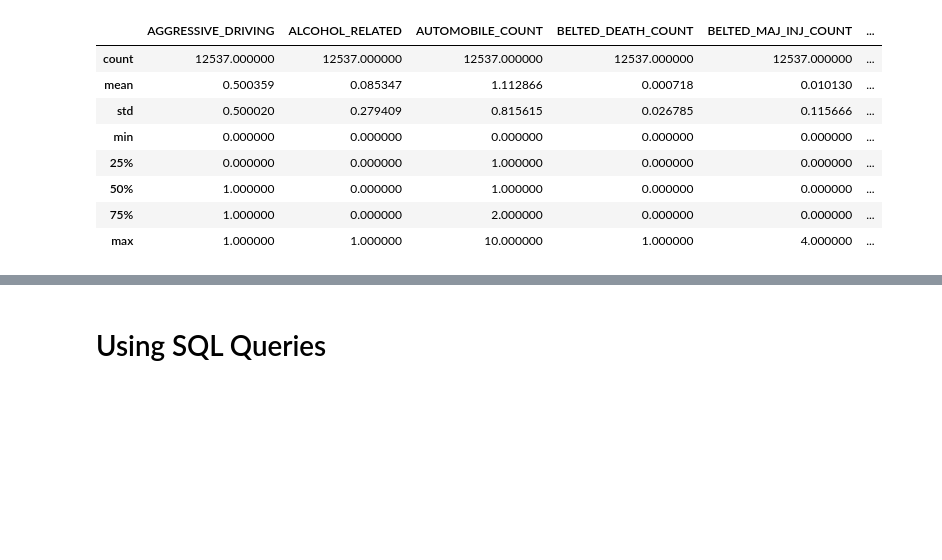
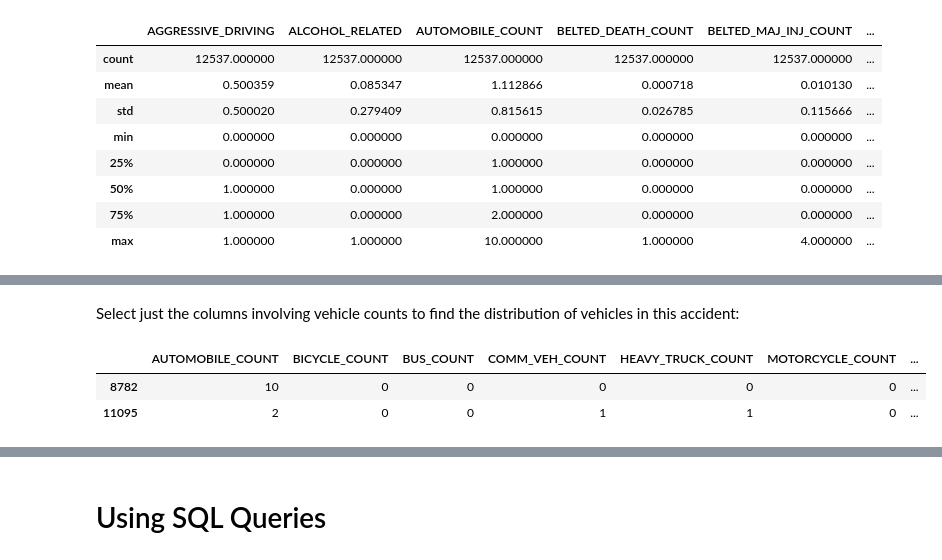
Before and after one commit to WPRDC/Jupyter-notebooks-by-dataset, a Jupyter notebook: Crash-Data-Analysis.ipynb, the cells around one changed output, grey strips where cells are left out. Drawn from its saved outputs; the diff is of its cells as text; code cells hidden in the pictures; blank space fills up the shorter version.

```diff
--- a/Crash-Data-Analysis.ipynb
+++ b/Crash-Data-Analysis.ipynb
@@ -155,0 +164,8 @@ df.describe()
+# %% [markdown]
+Select just the columns involving vehicle counts to find the distribution of vehicles in this accident:
+# %%
+df[df.VEHICLE_COUNT == 10].loc[:,['AUTOMOBILE_COUNT','BICYCLE_COUNT','BUS_COUNT','COMM_VEH_COUNT','HEAVY_TRUCK_COUNT','MOTORCYCLE_COUNT','SMALL_TRUCK_COUNT','SUV_COUNT','VAN_COUNT','VEHICLE_COUNT']]
+# %% [output]
+|  | AUTOMOBILE_COUNT | BICYCLE_COUNT | BUS_COUNT | COMM_VEH_COUNT | HEAVY_TRUCK_COUNT | MOTORCYCLE_COUNT | ... |
+| 8782 | 10 | 0 | 0 | 0 | 0 | 0 | ... |
+| 11095 | 2 | 0 | 0 | 1 | 1 | 0 | ... |
```
Also changed, not shown: parts of 8 cells of this notebook.
